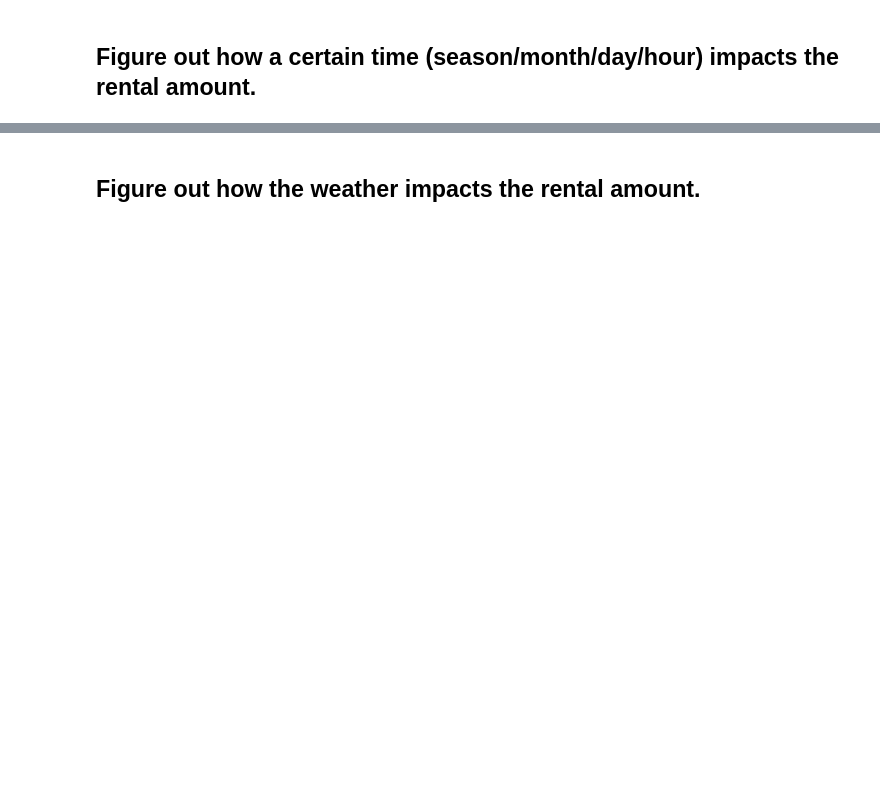
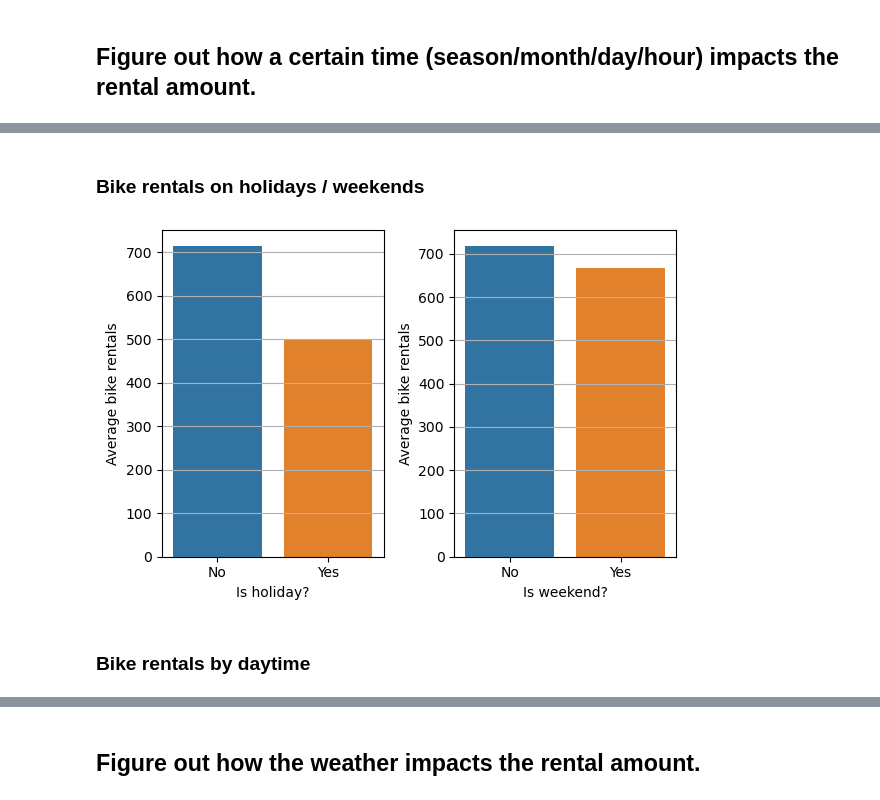
Before and after one commit to lukwies/Bikerentals-in-Seoul, a Jupyter notebook: notebooks/exploration.ipynb, the cells around one changed output, grey strips where cells are left out. Saved outputs shown, nothing was run; the diff lists cells and outputs as text; code cells hidden in the pictures; blank space fills up the shorter version.

```diff
--- a/notebooks/exploration.ipynb
+++ b/notebooks/exploration.ipynb
@@ -280,0 +270,25 @@ plt.show()
+# %% [markdown]
+### Bike rentals on holidays / weekends
+# %%
+plot_h_df = df.groupby('holiday').agg({'rented_bike_count':'mean'}).reset_index()
+plot_w_df = df.copy()
+plot_w_df['weekend'] = df['weekday'].apply(lambda d: 'Yes' if d > 4 else 'No')
+plot_w_df = plot_w_df.groupby('weekend').agg({'rented_bike_count':'mean'}).reset_index()
+
+fig,ax = plt.subplots(1, 2, figsize=(6,4))
+
+sax = sns.barplot(data=plot_h_df, x='holiday', y='rented_bike_count', ax=ax[0])
+sax.set(xlabel='Is holiday?', ylabel='Average bike rentals')
+sax.grid(axis='y')
+
+sax = sns.barplot(data=plot_w_df, x='weekend', y='rented_bike_count', ax=ax[1])
+sax.set(xlabel='Is weekend?', ylabel='Average bike rentals')
+sax.grid(axis='y')
+
+
+plt.tight_layout()
+plt.show()
+# %% [output]
+[figure, added]
+# %% [markdown]
+### Bike rentals by daytime
```
Also changed, not shown: parts of 42 cells of this notebook.
